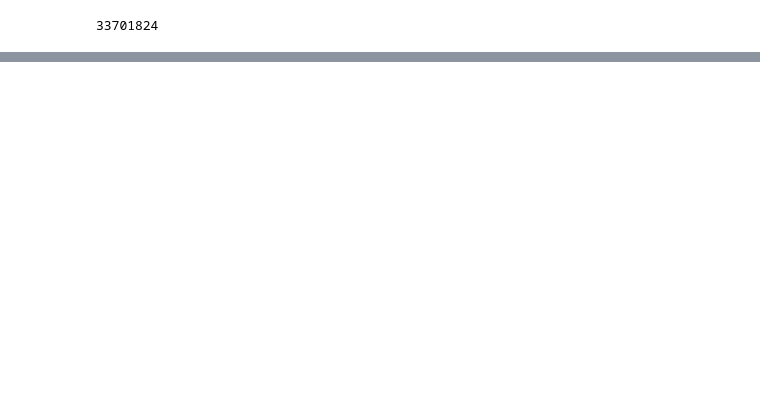
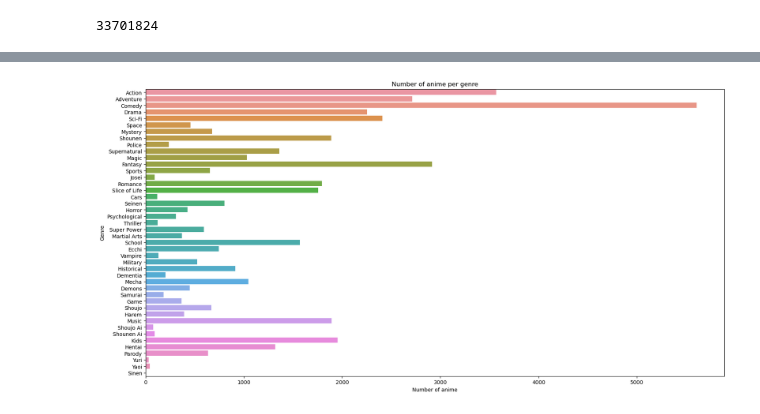
Before and after one commit to com-480-data-visualization/project-2023-vizmoica, a Jupyter notebook: eda_country.ipynb, the cells around one changed output, grey strips where cells are left out. Saved outputs shown, nothing was run; the diff lists cells and outputs as text; code cells hidden in the pictures; blank space fills up the shorter version.

Commit message:
add genre

```diff
--- a/eda_country.ipynb
+++ b/eda_country.ipynb
@@ -643,0 +746,7 @@ df_test.shape[0].compute()
+# %%
+df_sum_genre = pd.DataFrame.from_dict(
+    accumulateurGenre, orient="index", columns=["count_anime"]
+)
+df_sum_genre.index.name = 'genre'
+df_sum_genre.reset_index(inplace=True)
+df_sum_genre.head()
@@ -643,0 +760,14 @@ df_test.shape[0].compute()
+# %%
+plt.figure(figsize=(20, 10))
+sns.barplot(
+    x="count_anime",
+    y="genre",
+    data=df_sum_genre,
+    order=df_sum_genre["genre"].unique(),
+)
+plt.title("Number of anime per genre")
+plt.xlabel("Number of anime")
+plt.ylabel("Genre")
+plt.show()
+# %% [output]
+[figure, added]
```
Also changed, not shown: parts of 10 cells of this notebook.
